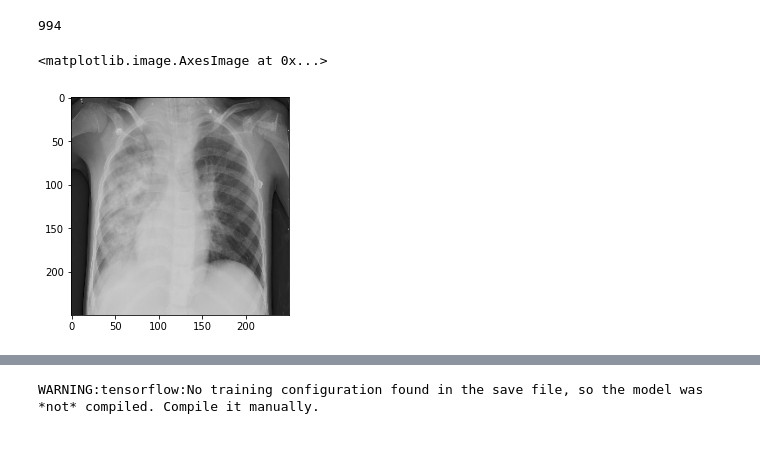
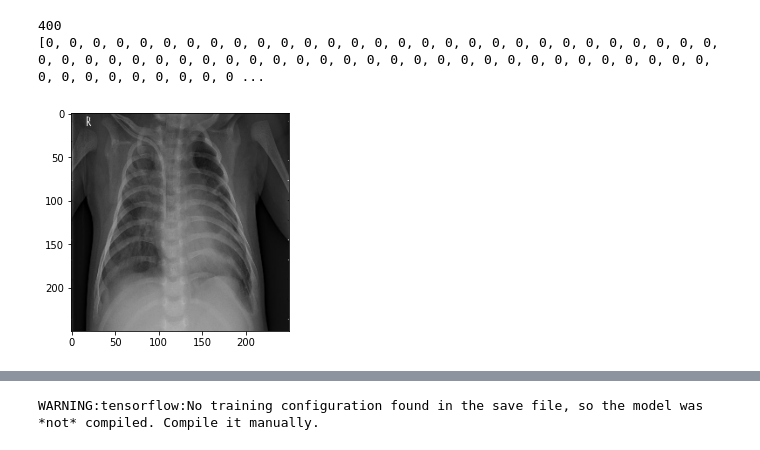
Before and after one commit to Loomer/2022-itc303-team08, a Jupyter notebook: ml_manu.ipynb, the cells around one changed output, grey strips where cells are left out. Cells and saved outputs as stored; diff of their text form; code cells hidden in the pictures.

```diff
--- a/ml_manu.ipynb
+++ b/ml_manu.ipynb
@@ -26,31 +27,36 @@ import os
 # %%
 image_set = "/content/2022-itc303-team08/images/train" #Getting the images for the training set
 imageType = ["COVID", "NORMAL"] #Classifying the image set as normal and covid
 train_set = []
 train_labels = []
 
 #Function for creating training data
 def create_train_data():
   for imgType in imageType:
-
+    x = 0
     link = os.path.join(image_set, imgType) #Creating path for covid and normal lung images
 
     for img in os.listdir(link):
       if img == "Thumbs.db":
         continue
       img_array = cv2.imread(os.path.join(link, img)) #Converting image to array
       new_img_array = cv2.resize(img_array, (250, 250)) #Resizing the image array
       train_set.append(new_img_array) #Adding array to training set
       train_labels.append(imageType.index(imgType)) #Adding labels to training labels
+      x = x + 1
+      if (x >= 200):
+        break;
+        x = 0
 
 #Calling the function to create training data
 create_train_data()
 print(len(train_set))
 pypt.imshow(train_set[0])
+print(train_labels)
 # %% [output]
-994
+400
+[0, 0, 0, 0, 0, 0, 0, 0, 0, 0, 0, 0, 0, 0, 0, 0, 0, 0, 0, 0, 0, 0, 0, 0, 0, 0, 0, 0, 0, 0, 0, 0, 0, 0, 0, 0, 0, 0, 0, 0, 0, 0, 0, 0, 0, 0, 0, 0, 0, 0, 0, 0, 0, 0, 0, 0, 0, 0, 0, 0, 0, 0, 0, 0, 0, 0, 0 ...
-<matplotlib.image.AxesImage at 0x...>
-[figure, old version]
+[figure, new version]
 # %%
 train_set = np.array(train_set) #Converting training set to numpy array
 train_labels = np.array(train_labels) #Converting training labels to numpy array
```
Also changed, not shown: parts of 22 cells of this notebook.
